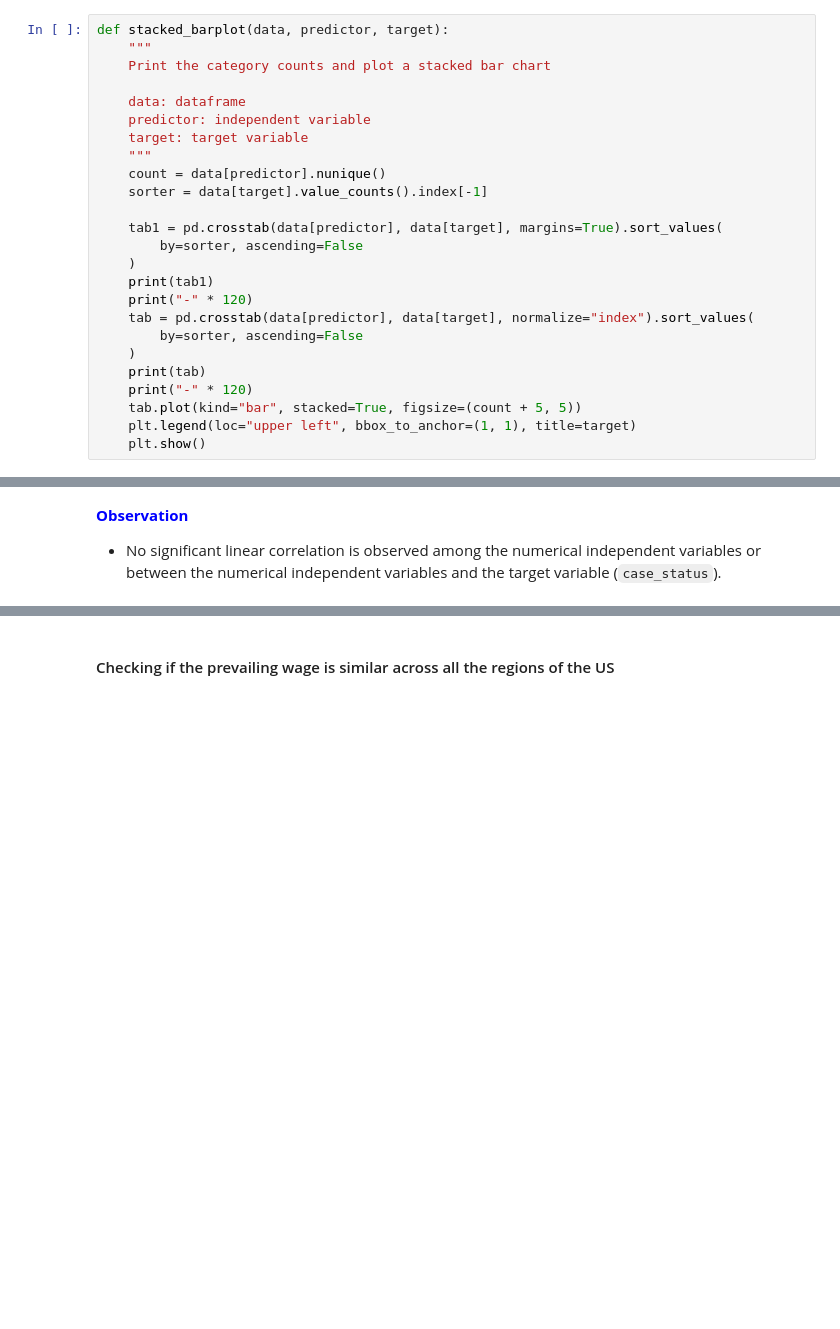
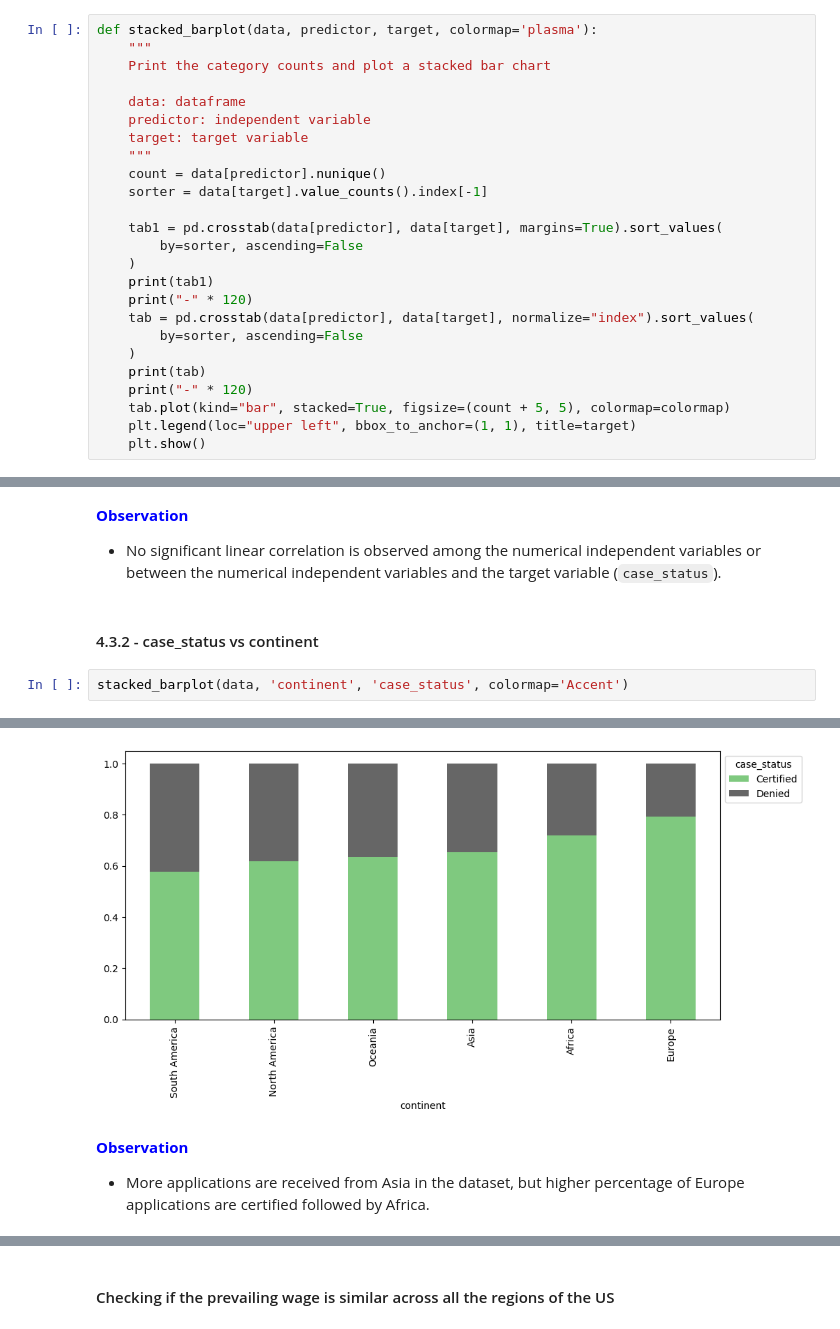
Before and after one commit to RashmiJK/PGP-AIML-EasyVisa-AML, a Jupyter notebook: easyvisa_modeling.ipynb, the cells around one changed output, grey strips where cells are left out. Drawn from its saved outputs; the diff is of its cells as text; blank space fills up the shorter version.

```diff
--- a/easyvisa_modeling.ipynb
+++ b/easyvisa_modeling.ipynb
@@ -566,7 +566,7 @@ def distribution_plot_wrt_target(data, predictor, target):
     plt.tight_layout()
     plt.show()
 # %%
-def stacked_barplot(data, predictor, target):
+def stacked_barplot(data, predictor, target, colormap='plasma'):
     """
     Print the category counts and plot a stacked bar chart
 
@@ -587,7 +587,7 @@ def stacked_barplot(data, predictor, target):
     )
     print(tab)
     print("-" * 120)
-    tab.plot(kind="bar", stacked=True, figsize=(count + 5, 5))
+    tab.plot(kind="bar", stacked=True, figsize=(count + 5, 5), colormap=colormap)
     plt.legend(loc="upper left", bbox_to_anchor=(1, 1), title=target)
     plt.show()
 # %% [markdown]
@@ -641,3 +641,8 @@ plt.show()
 # %% [markdown]
 <span style="color: blue;">**Observation**</span>
 * No significant linear correlation is observed among the numerical independent variables or between the numerical independent variables and the target variable (`case_status`).
+# %% [markdown]
+#### 4.3.2 - case_status vs continent
+# %%
+stacked_barplot(data, 'continent', 'case_status', colormap='Accent')
+# %% [output]
@@ -644 +668,5 @@ plt.show()
+[figure, added]
+# %% [markdown]
+<span style="color: blue;">**Observation**</span>
+* More applications are received from Asia in the dataset, but higher percentage of Europe applications are certified followed by Africa.
 # %% [markdown]
```
Also changed, not shown: parts of 21 cells of this notebook.
